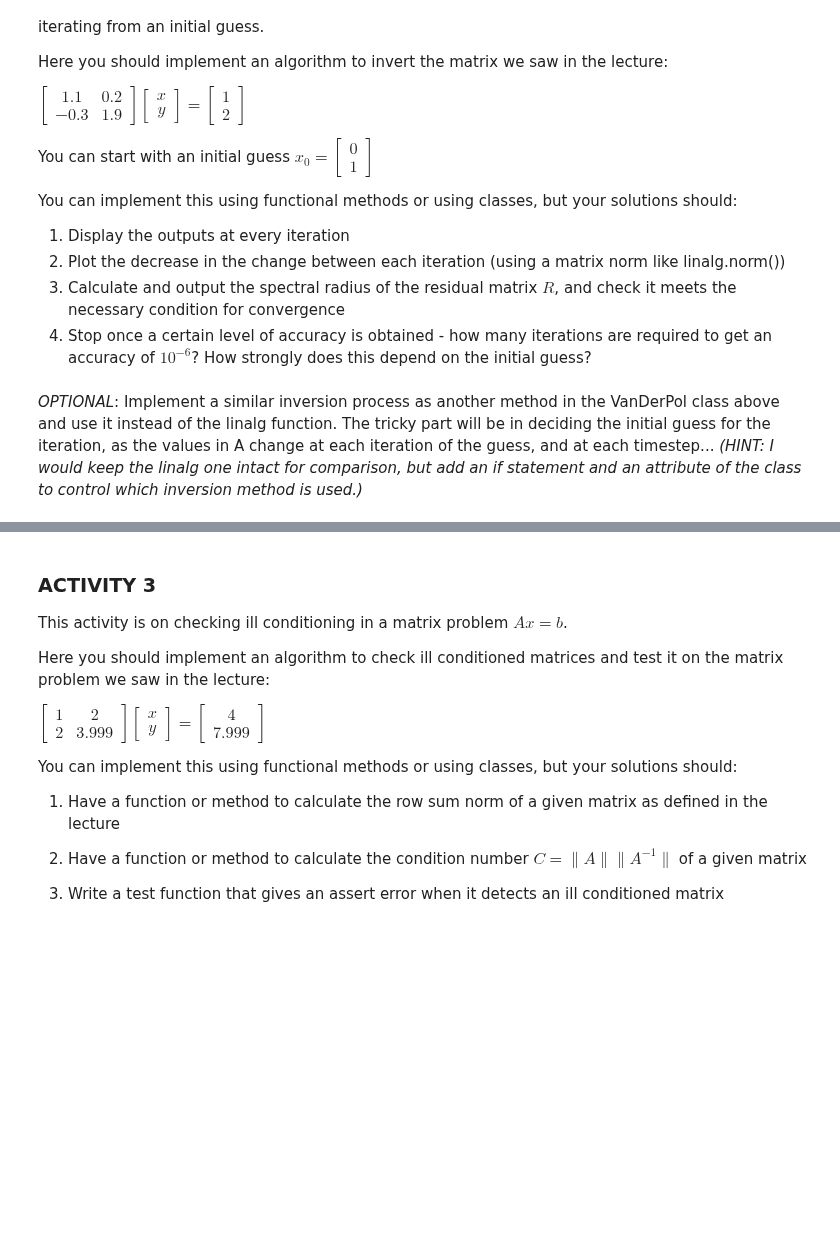
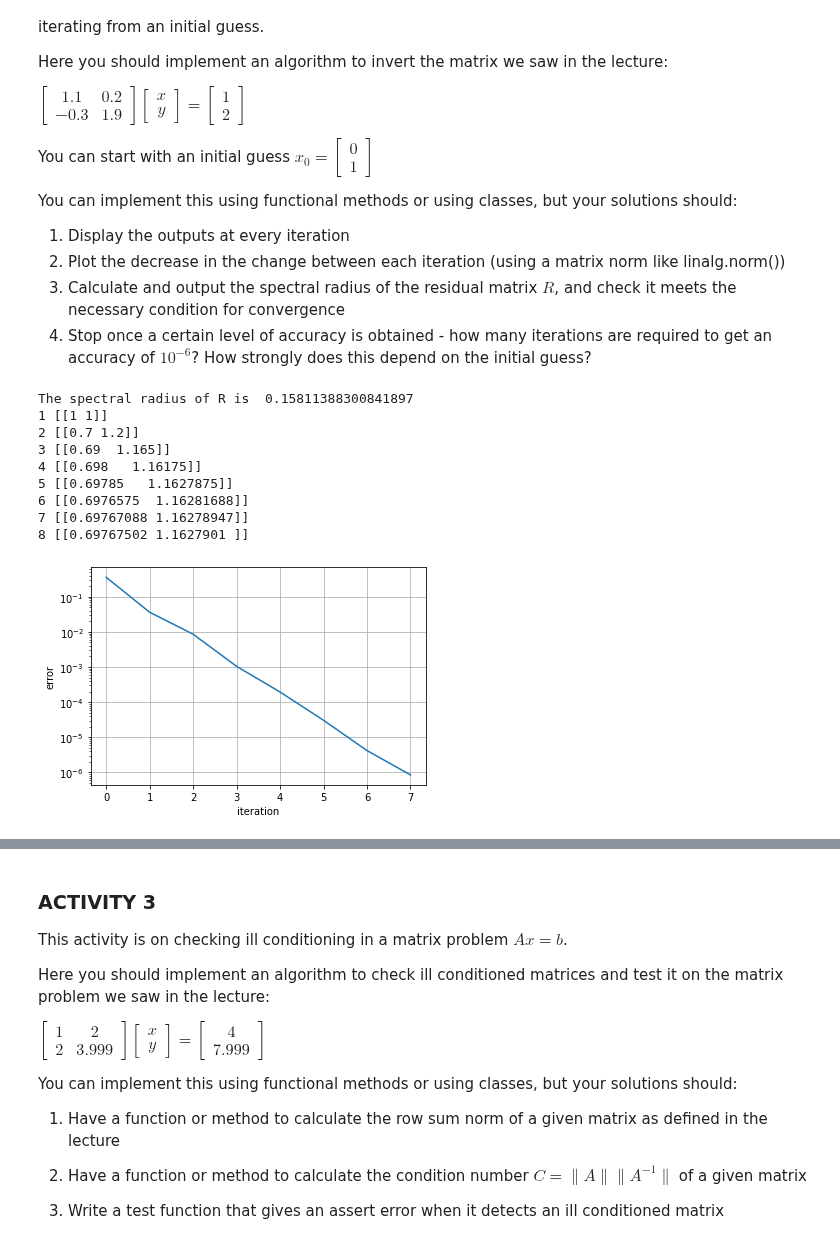
Before and after one commit to KAClough/TopicsInSciComp, a Jupyter notebook: Solutions/Week8_LabExercises_Solutions.ipynb, the cells around one changed output, grey strips where cells are left out. Drawn from its saved outputs; the diff is of its cells as text; code cells hidden in the pictures; blank space fills up the shorter version.

```diff
--- a/Notebooks/PYLabs/Week8_LabExercises.ipynb
+++ b/Solutions/Week8_LabExercises_Solutions.ipynb
@@ -213,7 +224,50 @@ You can implement this using functional methods or using classes, but your solut
 3. Calculate and output the spectral radius of the residual matrix $R$, and check it meets the necessary condition for convergence
 4. Stop once a certain level of accuracy is obtained - how many iterations are required to get an accuracy of $10^{-6}$? How strongly does this depend on the initial guess?
 # %%
-# Code here
+def calculate_spectral_radius(a_R_matrix) :
+    eigenvalues = np.linalg.eigvals(a_R_matrix)
+    abs_eigenvalues = abs(eigenvalues)
+    spectral_radius = np.max(abs_eigenvalues)
+    return spectral_radius
+
+A0_inverse = np.matrix("1 0 ; 0 0.5")
+Delta_A = np.matrix("0.1 0.2 ; -0.3 -0.1")
+b = np.matrix("1; 2")
+R = - np.dot(A0_inverse, Delta_A)
+c = np.dot(A0_inverse, b)
+x0 = np.matrix("1 ; 1")
+
+# First check the spectral radius of R
+spectral_radius_of_R =  calculate_spectral_radius(R)
+assert spectral_radius_of_R < 1.0, 'Spectral radius of R is greater than 1, method will not converge'
+print("The spectral radius of R is ", spectral_radius_of_R)
+
+# initialise the iterations
+error = 1000
+error_list = []
+iteration = 1
+x_old = np.copy(x0)
+tolerance = 1e-6
+while error > tolerance :
+    print(iteration, x_old.transpose())
+    x_new = R * x_old + c
+    iteration += 1
+    error = np.linalg.norm(x_new - x_old)
+    x_old = x_new
+    error_list.append(error)
+
+plt.semilogy(error_list)
+plt.grid()
+plt.xlabel("iteration")
+plt.ylabel("error");
+# %% [output]
+The spectral radius of R is  0.15811388300841897
+1 [[1 1]]
+2 [[0.7 1.2]]
+3 [[0.69  1.165]]
+4 [[0.698   1.16175]]
+5 [[0.69785   1.1627875]]
+6 [[0.6976575  1.16281688]]
+7 [[0.69767088 1.16278947]]
+8 [[0.69767502 1.1627901 ]]
+[figure, added]
-# %% [markdown]
-*OPTIONAL*: Implement a similar inversion process as another method in the VanDerPol class above and use it instead of the linalg function. The tricky part will be in deciding the initial guess for the iteration, as the values in A change at each iteration of the guess, and at each timestep...
-_(HINT: I would keep the linalg one intact for comparison, but add an if statement and an attribute of the class to control which inversion method is used.)_
```
Also changed, not shown: parts of 10 cells of this notebook, 1 other file.
